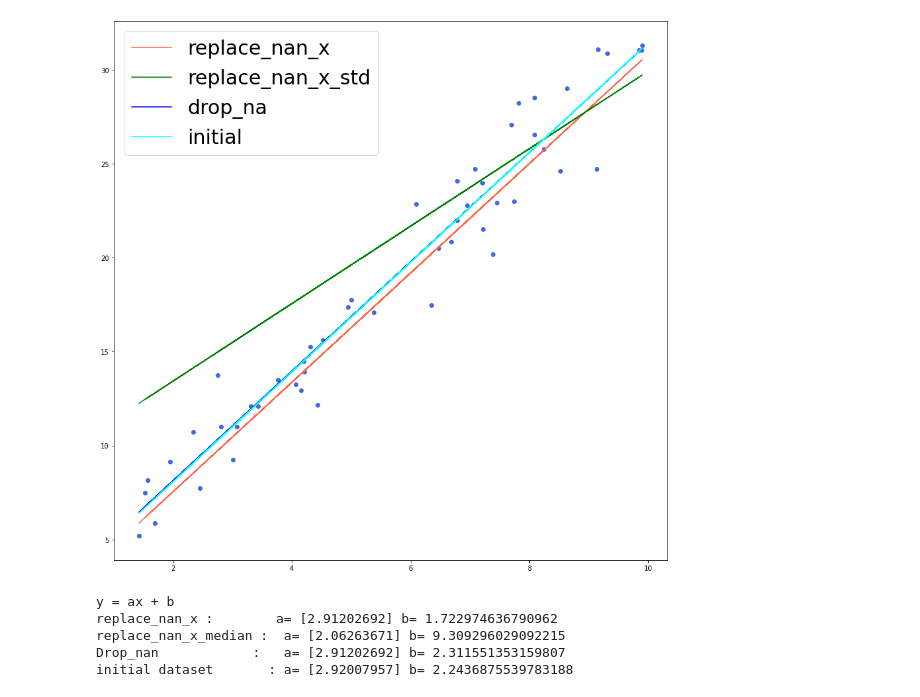
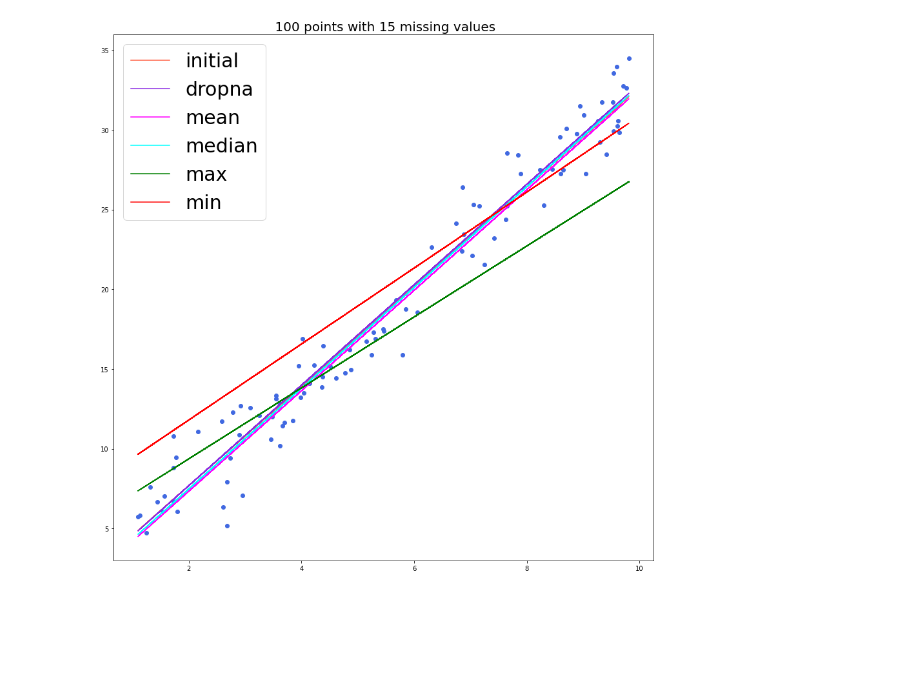
Before and after one commit to JingYi-27/Missing-values, a Jupyter notebook: Missing_values_LinearRegression.ipynb, the cells around one changed output. Drawn from its saved outputs; the diff is of its cells as text; code cells hidden in the pictures; blank space fills up the shorter version.

```diff
--- a/Missing_values_LinearRegression.ipynb
+++ b/Missing_values_LinearRegression.ipynb
@@ -58,9 +70,8 @@ df_nan_y.plot(x='x', y='y',  kind='scatter', alpha=0.5,c=nullity_y, cmap='rainbo
 # %%
-def LR_missingvalue (df):
+def LR_missingvalue (df_completed):
     from sklearn.linear_model import LinearRegression
-    from sklearn import linear_model
-    x = np.array(df['x']).reshape(df['x'].shape[0],1)
-    y = df['y']
+    x = np.array(df_completed['x']).reshape(df_completed['x'].shape[0],1)
+    y = df_completed['y']
     rg = LinearRegression()
     rg.fit(x,y)
     predict_line = rg.predict(x)
@@ -120,16 +79,23 @@ def plot_mean_std (df1, predict1,df2,predict2, df3,predict3,df4,predict4):
-# %%
-plot_mean_std(df_nan_x, predict_nan_x,df_nan_x_median, predict_nan_x_median, df_drop_nan,predict_drop_nan, df,predict_inital )
-# %% [output]
-[figure, removed]
-# %%
-print ("y = ax + b")
-print ("replace_nan_x :       ", "a=", a_nan_x, "b=", b_nan_x)
-print ("replace_nan_x_median : ","a=",a_nan_x_median,"b=", b_nan_x_median)
-print ("Drop_nan            :  ","a=",a_drop_nan,"b=", b_drop_nan)
-print ("initial dataset       :","a=",a_inital,"b=", b_inital)
-# %% [output]
-y = ax + b
-replace_nan_x :        a= [2.91202692] b= 1.722974636790962
-replace_nan_x_median :  a= [2.06263671] b= 9.309296029092215
-Drop_nan            :   a= [2.91202692] b= 2.311551353159807
-initial dataset       : a= [2.92007957] b= 2.2436875539783188
+# %%
+LR_predict_slope_intercept = {}
+for label, df_completed in replace_missingValues.items():
+    LR_predict_slope_intercept[label] = LR_missingvalue(df_completed)
+# %%
+color_map = {
+    "initial": "tomato",
+    "dropna": "blueviolet",
+    "mean": "fuchsia",
+    "median": "cyan",
+    "max": "green",
+    "min": "red"
+}
+
+plt.figure(figsize=(15,15))
+plt.scatter(df['x'],df['y'], c = 'royalblue', )
+for label, result in LR_predict_slope_intercept.items():
+    plt.plot(replace_missingValues[label]['x'], result[0], c=color_map[label], label=label)
+plt.legend(prop={'size':30})
+plt.title(" 100 points with 15 missing values",size=20)
+plt.show()
+# %% [output]
+[figure, added]
```
Also changed, not shown: parts of 16 cells of this notebook.
